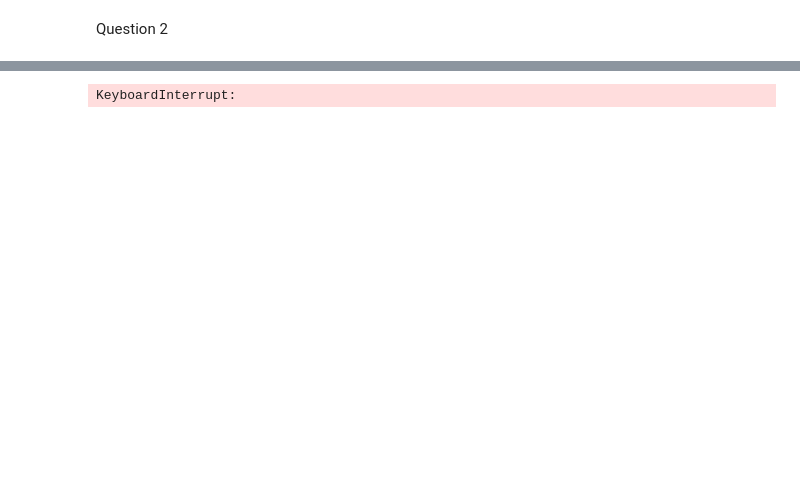
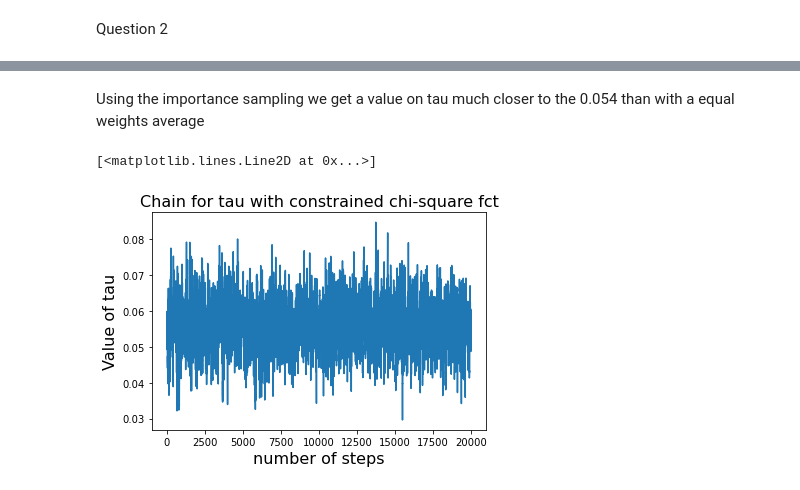
Before and after one commit to n-desjardins/phys512-2022, a Jupyter notebook: PSET5/pset5_notebook.ipynb, the cells around one changed output, grey strips where cells are left out. Cells and saved outputs as stored; diff of their text form; code cells hidden in the pictures; blank space fills up the shorter version.

```diff
--- a/PSET5/pset5_notebook.ipynb
+++ b/PSET5/pset5_notebook.ipynb
@@ -141,5 +288,5 @@ np.savetxt("newton_params.csv", cov)
+# %% [markdown]
+Using the importance sampling we get a value on tau much closer to the 0.054 than with a equal weights average
 # %%
-chain, chisq = mcmc(chi_sq,pars,cov,spec,errs)
+#chain, chisq = mcmc(constraint_chi_sq,pars,cov,spec,errs)
-# %% [output]
-KeyboardInterrupt:
 # %%
@@ -147,0 +295,11 @@ np.savetxt("chisq.csv", chisq)
+# %%
+chain = np.loadtxt("chain_NewConstraint.csv")
+chisq = np.loadtxt("chisq_NewConstrain.csv")
+# %%
+plt.title("Chain for tau with constrained chi-square fct", fontsize= 16)
+plt.xlabel("number of steps", fontsize = 16)
+plt.ylabel("Value of tau", fontsize=16)
+plt.plot(chain[:,3])
+# %% [output]
+[<matplotlib.lines.Line2D at 0x...>]
+[figure, added]
```
Also changed, not shown: parts of 32 cells of this notebook, 11 other files.
